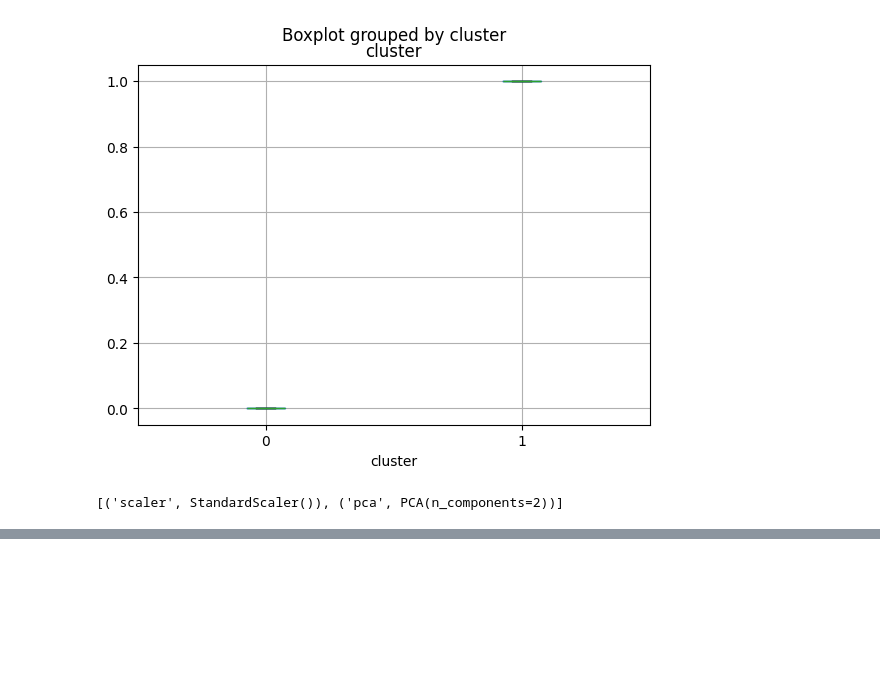
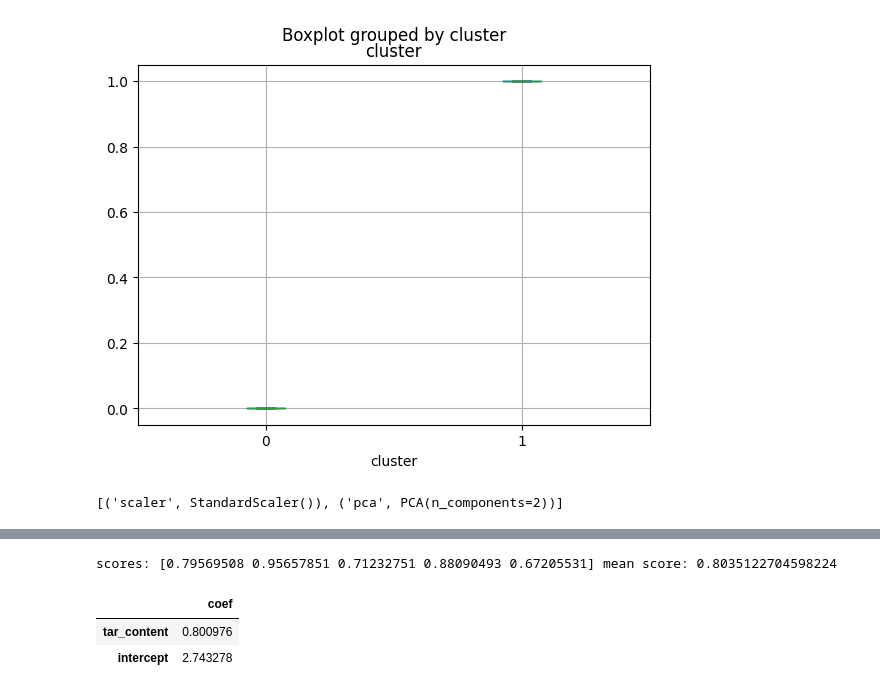
Before and after one commit to BrightMehou/random-ml, a Jupyter notebook: cigarettes/cigarette.ipynb, the cells around one changed output, grey strips where cells are left out. Saved outputs shown, nothing was run; the diff lists cells and outputs as text; code cells hidden in the pictures; blank space fills up the shorter version.

```diff
--- a/cigarettes/cigarette.ipynb
+++ b/cigarettes/cigarette.ipynb
@@ -129,0 +156,13 @@ pca_pipeline.steps
+# %%
+lr_forward = LinearRegression()
+sfs_forward = SequentialFeatureSelector(lr_forward, n_features_to_select="auto", direction='forward')
+sfs_forward.fit(X, y)
+X_forward = sfs_forward.transform(X)
+lr_forward_scores = cross_val_score(lr_forward, X_forward, y, cv=5)
+print(f'scores: {lr_forward_scores}', f'mean score: {lr_forward_scores.mean()}')
+get_linear_regression_coefficients(lr_forward.fit(X_forward, y), X.columns[sfs_forward.get_support()])
+# %% [output]
+scores: [0.79569508 0.95657851 0.71232751 0.88090493 0.67205531] mean score: 0.8035122704598224
+|  | coef |
+| tar_content | 0.800976 |
+| intercept | 2.743278 |
```
Also changed, not shown: parts of 9 cells of this notebook, 7 other files.
